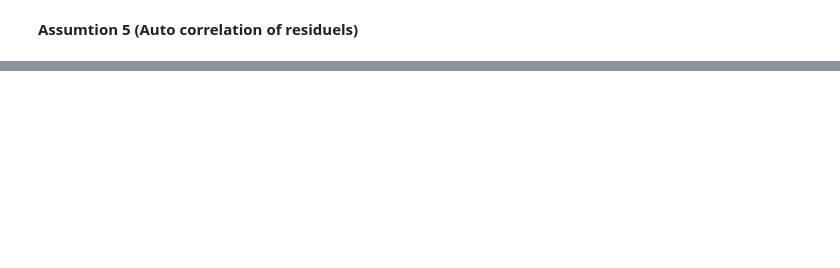
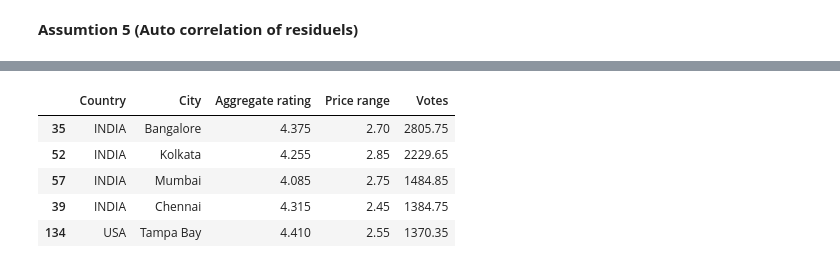
Before and after one commit to SarkarPriyanshu/CognifyzTechnologiesInterns, a Jupyter notebook: Cognifyz_Technologies_Internship_Task_1.ipynb, the cells around one changed output, grey strips where cells are left out. Cells and saved outputs as stored; diff of their text form; code cells hidden in the pictures; blank space fills up the shorter version.

```diff
--- a/Cognifyz_Technologies_Internship_Task_1.ipynb
+++ b/Cognifyz_Technologies_Internship_Task_1.ipynb
@@ -1060,0 +1185,12 @@ fig.show()
+# %%
+grouped_by_city = df.groupby(['Country','City'],as_index=False)\
+.agg({'Aggregate rating':'mean','Price range':'mean','Votes':'mean'})
+# %%
+grouped_by_city.sort_values('Votes',ascending=False).head()
+# %% [output]
+|  | Country | City | Aggregate rating | Price range | Votes |
+| 35 | INDIA | Bangalore | 4.375 | 2.70 | 2805.75 |
+| 52 | INDIA | Kolkata | 4.255 | 2.85 | 2229.65 |
+| 57 | INDIA | Mumbai | 4.085 | 2.75 | 1484.85 |
+| 39 | INDIA | Chennai | 4.315 | 2.45 | 1384.75 |
+| 134 | USA | Tampa Bay | 4.410 | 2.55 | 1370.35 |
```
Also changed, not shown: parts of 25 cells of this notebook.
